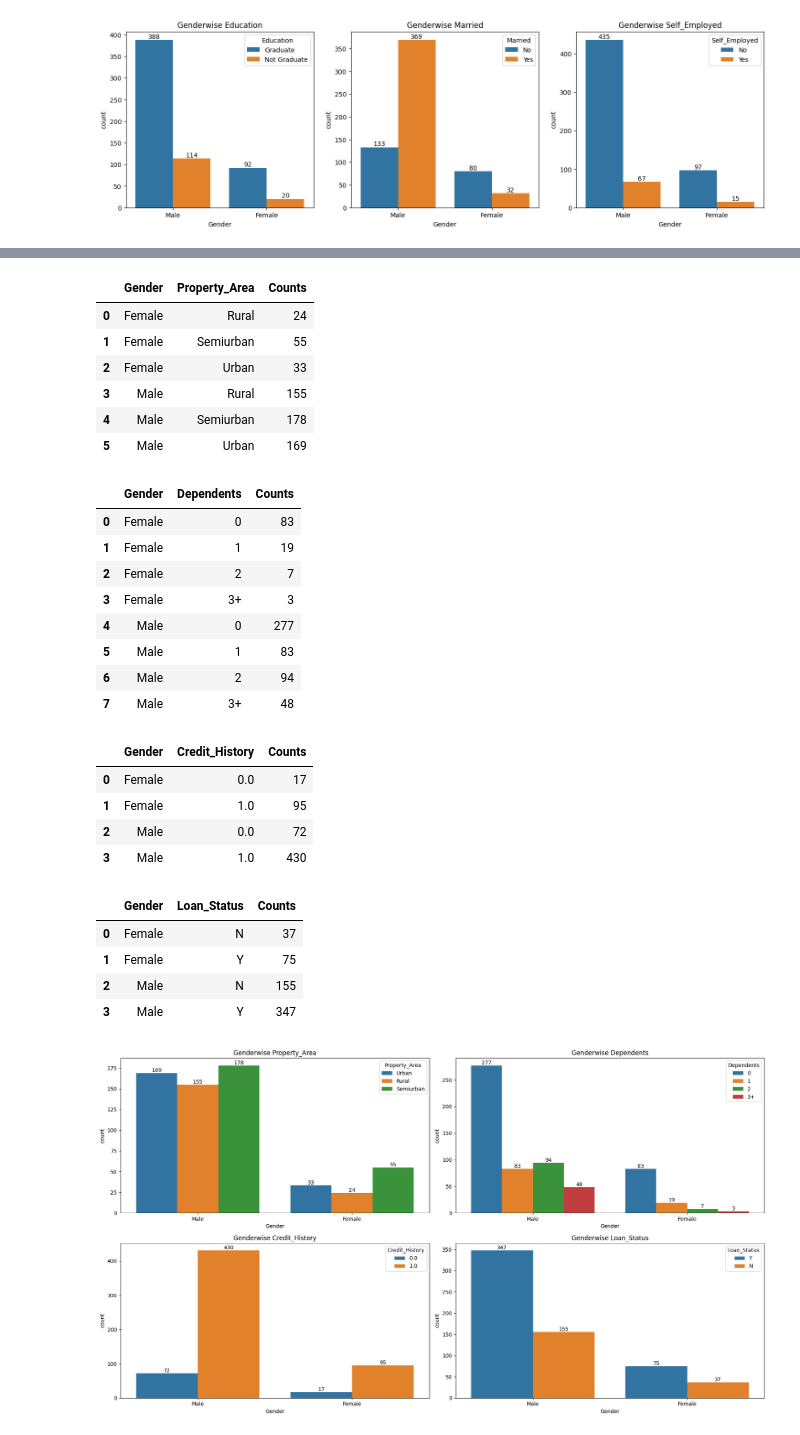
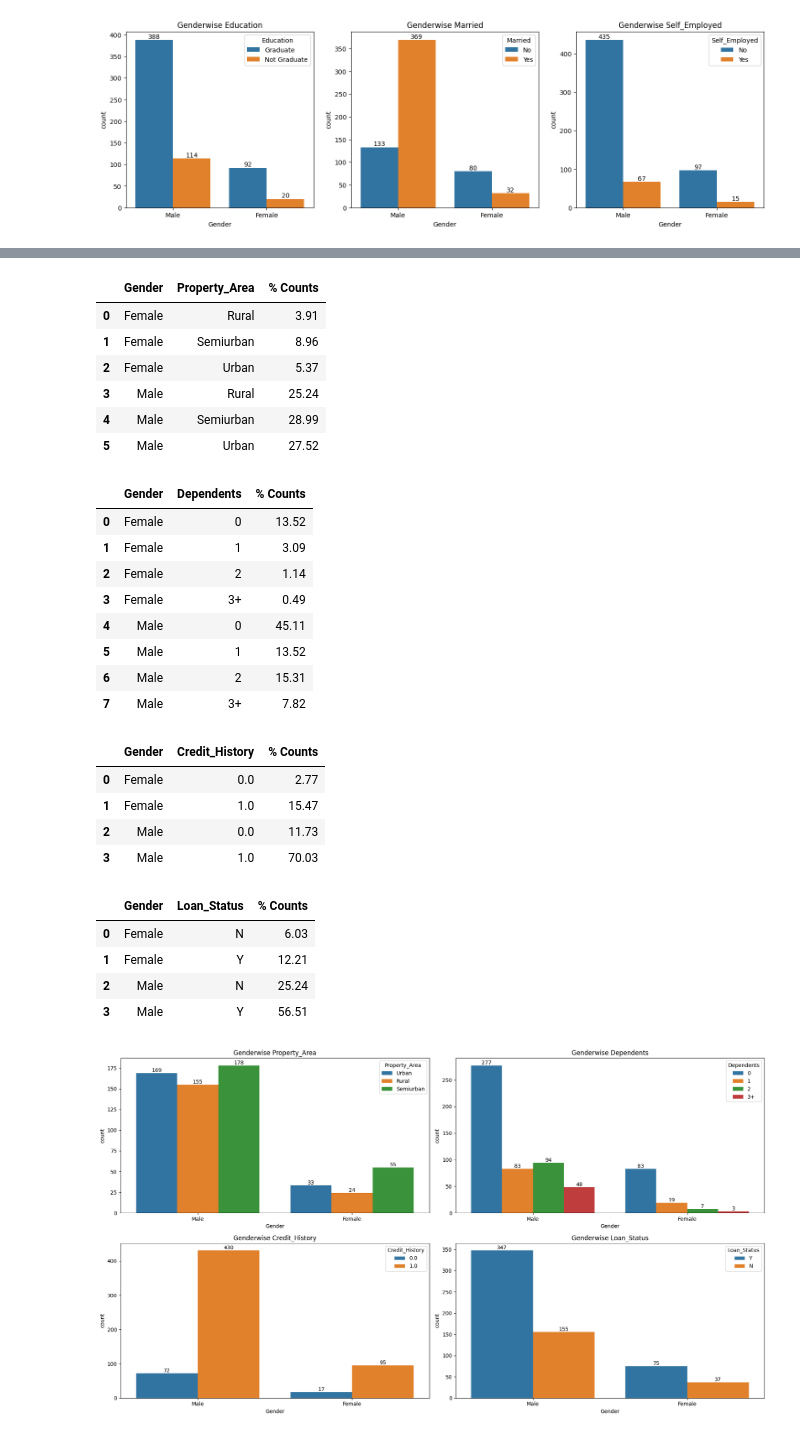
Before and after one commit to Akshay-Paunikar/Loan_Prediction_ML, a Jupyter notebook: project/notebook/Loan_Prediction.ipynb, the cells around one changed output, grey strips where cells are left out. Saved outputs shown, nothing was run; the diff lists cells and outputs as text; code cells hidden in the pictures.

```diff
--- a/project/notebook/Loan_Prediction.ipynb
+++ b/project/notebook/Loan_Prediction.ipynb
@@ -787,45 +795,49 @@ plt.show()
 # %%
 # Genderwise Property Area
-training_data.groupby(['Gender', 'Property_Area'])['Loan_Status'].count().reset_index().rename(columns={'Loan_Status':'Counts'})
+training_data.groupby(['Gender', 'Property_Area'])['Loan_Status'].count().divide(6.14).round(2).reset_index().rename(
+    columns={'Loan_Status':'% Counts'})
 # %% [output]
-|  | Gender | Property_Area | Counts |
-| 0 | Female | Rural | 24 |
-| 1 | Female | Semiurban | 55 |
-| 2 | Female | Urban | 33 |
-| 3 | Male | Rural | 155 |
-| 4 | Male | Semiurban | 178 |
-| 5 | Male | Urban | 169 |
+|  | Gender | Property_Area | % Counts |
+| 0 | Female | Rural | 3.91 |
+| 1 | Female | Semiurban | 8.96 |
+| 2 | Female | Urban | 5.37 |
+| 3 | Male | Rural | 25.24 |
+| 4 | Male | Semiurban | 28.99 |
+| 5 | Male | Urban | 27.52 |
 # %%
 # Genderwise Number of Dependents
-training_data.groupby(['Gender', 'Dependents'])['Loan_Status'].count().reset_index().rename(columns={'Loan_Status':'Counts'})
+training_data.groupby(['Gender', 'Dependents'])['Loan_Status'].count().divide(6.14).round(2).reset_index().rename(
+    columns={'Loan_Status':'% Counts'})
 # %% [output]
-|  | Gender | Dependents | Counts |
-| 0 | Female | 0 | 83 |
-| 1 | Female | 1 | 19 |
-| 2 | Female | 2 | 7 |
-| 3 | Female | 3+ | 3 |
-| 4 | Male | 0 | 277 |
-| 5 | Male | 1 | 83 |
-| 6 | Male | 2 | 94 |
-| 7 | Male | 3+ | 48 |
+|  | Gender | Dependents | % Counts |
+| 0 | Female | 0 | 13.52 |
+| 1 | Female | 1 | 3.09 |
+| 2 | Female | 2 | 1.14 |
+| 3 | Female | 3+ | 0.49 |
+| 4 | Male | 0 | 45.11 |
+| 5 | Male | 1 | 13.52 |
+| 6 | Male | 2 | 15.31 |
+| 7 | Male | 3+ | 7.82 |
 # %%
 # Genderwise Credit History
-training_data.groupby(['Gender', 'Credit_History'])['Loan_Status'].count().reset_index().rename(columns={'Loan_Status':'Counts'})
+training_data.groupby(['Gender', 'Credit_History'])['Loan_Status'].count().divide(6.14).round(2).reset_index().rename(
+    columns={'Loan_Status':'% Counts'})
 # %% [output]
-|  | Gender | Credit_History | Counts |
-| 0 | Female | 0.0 | 17 |
-| 1 | Female | 1.0 | 95 |
-| 2 | Male | 0.0 | 72 |
-| 3 | Male | 1.0 | 430 |
+|  | Gender | Credit_History | % Counts |
+| 0 | Female | 0.0 | 2.77 |
+| 1 | Female | 1.0 | 15.47 |
+| 2 | Male | 0.0 | 11.73 |
+| 3 | Male | 1.0 | 70.03 |
 # %%
 # Genderwise Loan Status
-training_data.groupby(['Gender', 'Loan_Status'])['Credit_History'].count().reset_index().rename(columns={'Credit_History':'Counts'})
+training_data.groupby(['Gender', 'Loan_Status'])['Credit_History'].count().divide(6.14).round(2).reset_index().rename(
+    columns={'Credit_History':'% Counts'})
 # %% [output]
-|  | Gender | Loan_Status | Counts |
-| 0 | Female | N | 37 |
-| 1 | Female | Y | 75 |
-| 2 | Male | N | 155 |
-| 3 | Male | Y | 347 |
+|  | Gender | Loan_Status | % Counts |
+| 0 | Female | N | 6.03 |
+| 1 | Female | Y | 12.21 |
+| 2 | Male | N | 25.24 |
+| 3 | Male | Y | 56.51 |
 # %%
 # Countplots
 fig = plt.figure(figsize=(18, 10))
```
Also changed, not shown: parts of 17 cells of this notebook.
